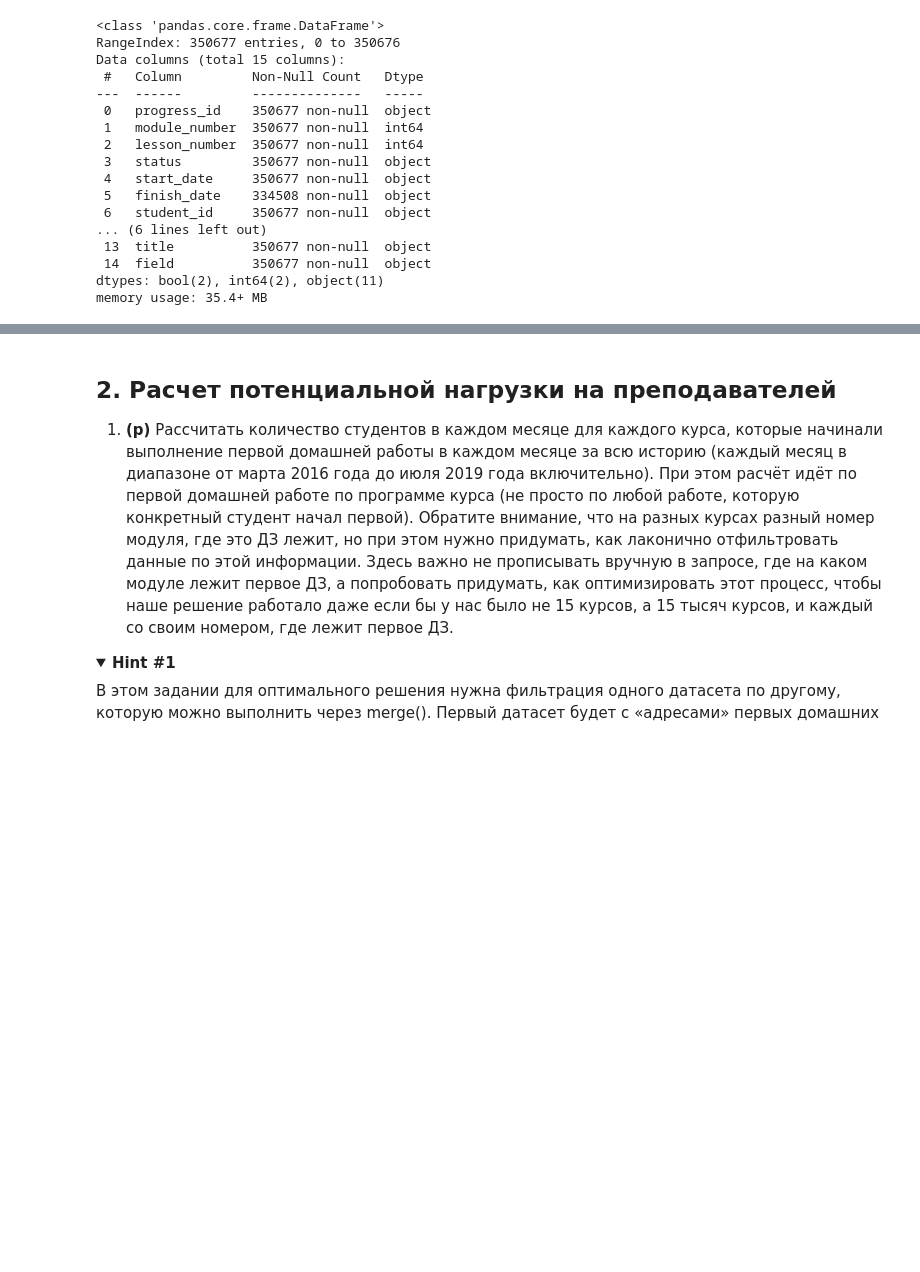
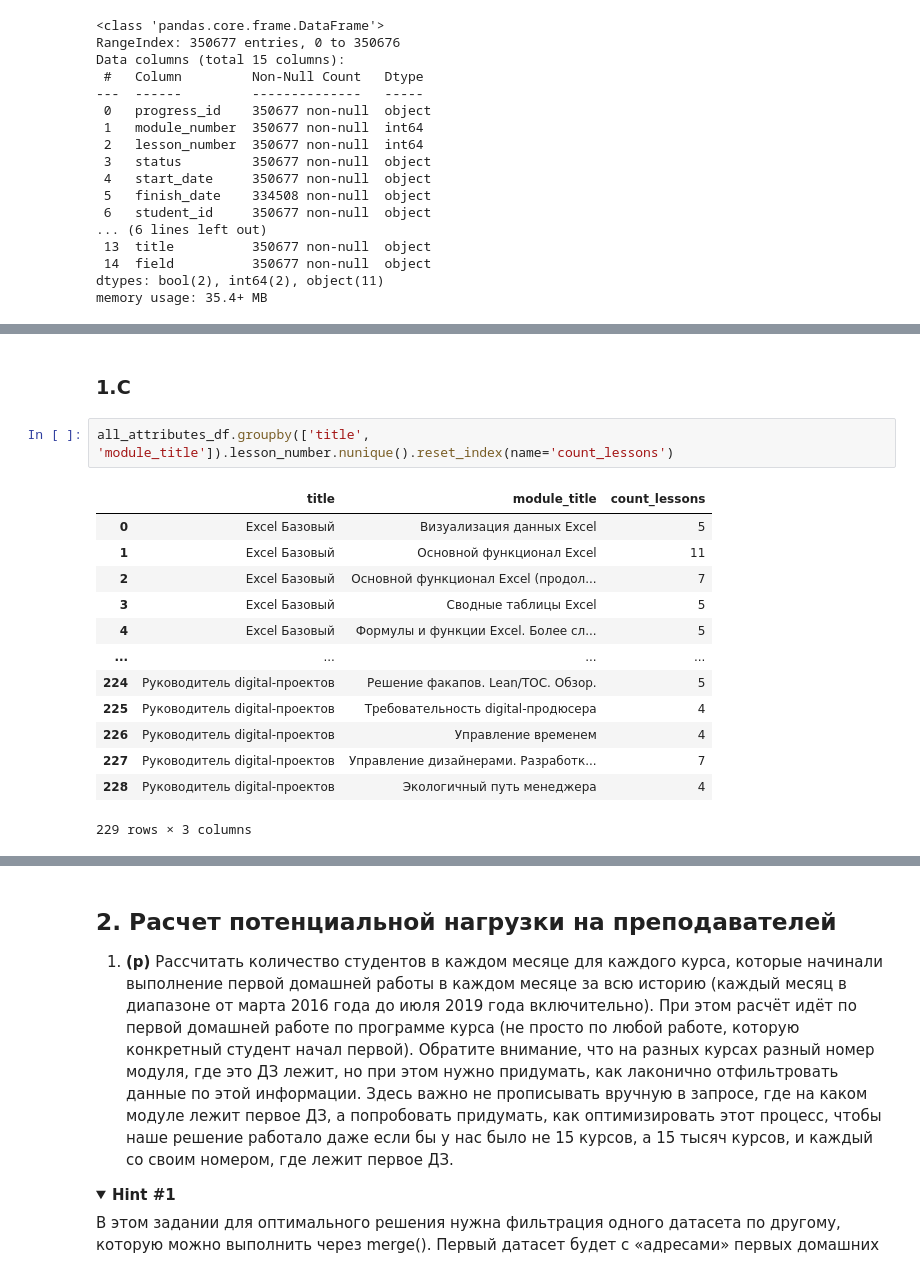
Before and after one commit to user-samir/practical_work_1, a Jupyter notebook: Coursework_analytics_1_ipynb__upd.ipynb, the cells around one changed output, grey strips where cells are left out. Cells and saved outputs as stored; diff of their text form; folded sections open; blank space fills up the shorter version.

```diff
--- a/Coursework_analytics_1_ipynb__upd.ipynb
+++ b/Coursework_analytics_1_ipynb__upd.ipynb
@@ -352,0 +400,18 @@ memory usage: 35.4+ MB
+# %% [markdown]
+### 1.C
+# %%
+all_attributes_df.groupby(['title', 'module_title']).lesson_number.nunique().reset_index(name='count_lessons')
+# %% [output]
+|  | title | module_title | count_lessons |
+| 0 | Excel Базовый | Визуализация данных Excel | 5 |
+| 1 | Excel Базовый | Основной функционал Excel | 11 |
+| 2 | Excel Базовый | Основной функционал Excel (продол... | 7 |
+| 3 | Excel Базовый | Сводные таблицы Excel | 5 |
+| 4 | Excel Базовый | Формулы и функции Excel. Более сл... | 5 |
+| ... | ... | ... | ... |
+| 224 | Руководитель digital-проектов | Решение факапов. Lean/TOC. Обзор. | 5 |
+| 225 | Руководитель digital-проектов | Требовательность digital-продюсера | 4 |
+| 226 | Руководитель digital-проектов | Управление временем | 4 |
+| 227 | Руководитель digital-проектов | Управление дизайнерами. Разработк... | 7 |
+| 228 | Руководитель digital-проектов | Экологичный путь менеджера | 4 |
+229 rows × 3 columns
```
Also changed, not shown: parts of 15 cells of this notebook.
